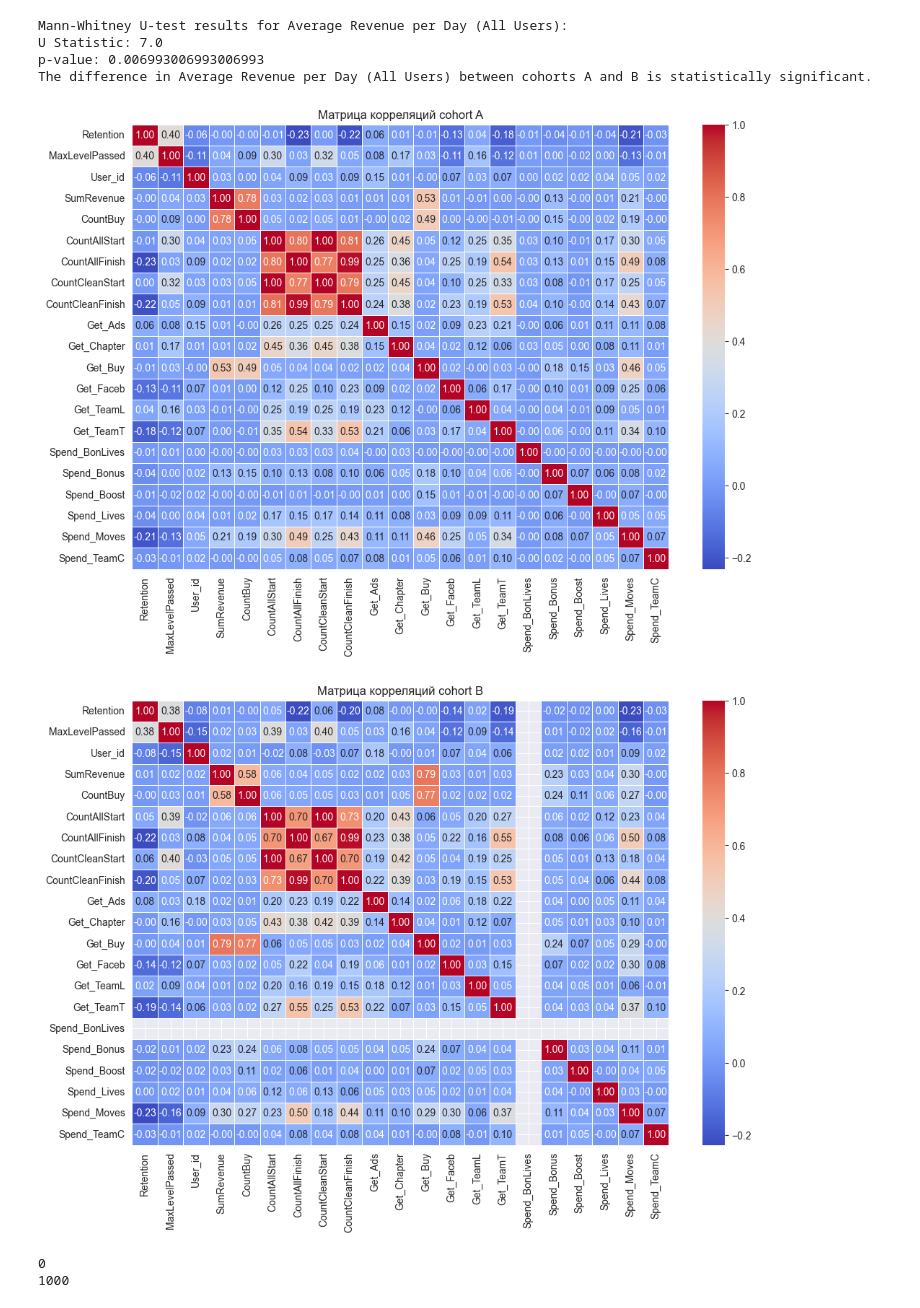
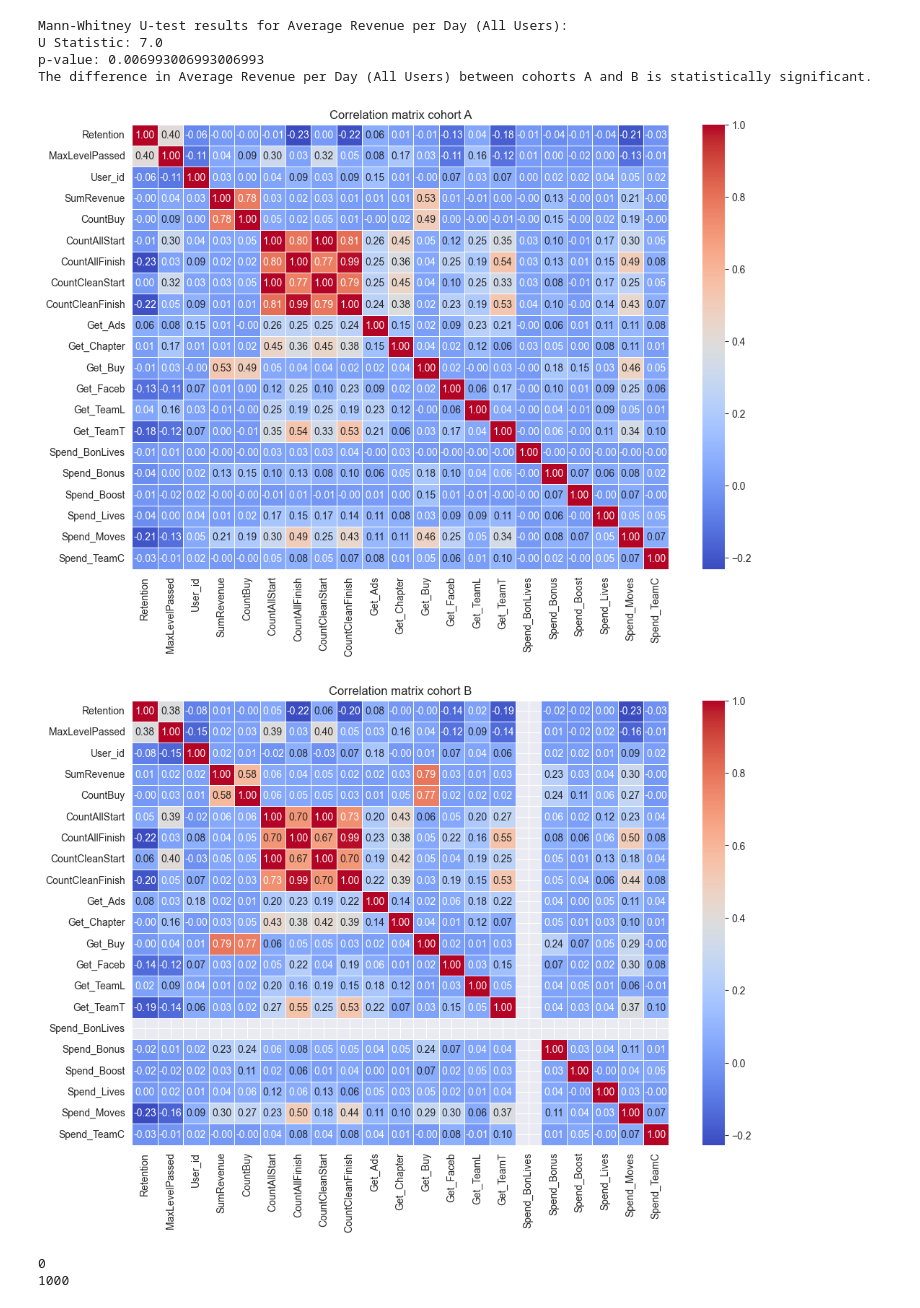
Before and after one commit to prosto-vlad19/A-B_testing_analysis, a Jupyter notebook: other_analysis.ipynb, the cells around one changed output. Drawn from its saved outputs; the diff is of its cells as text; code cells hidden in the pictures.

```diff
--- a/other_analysis.ipynb
+++ b/other_analysis.ipynb
@@ -191,18 +192,18 @@ The difference in Average Revenue per Day (All Users) between cohorts A and B is
 # %%
 # 4 Compute the correlation matrix for both cohorts
 correlation_matrix_cohort_A = data_cohort_A.corr()
 correlation_matrix_cohort_B = data_cohort_B.corr()
 
-# Создайте подзаголовки для тепловых карт
-titles = ['Матрица корреляций cohort A', 'Матрица корреляций cohort B']
+# Create subheadings for heat maps
+titles = ['Correlation matrix cohort A', 'Correlation matrix cohort B']
 
-# Создайте тепловые карты для визуализации корреляций в одном цикле
+# Create heat maps to visualize correlations in one loop
 for i, correlation_matrix in enumerate([correlation_matrix_cohort_A, correlation_matrix_cohort_B]):
     plt.figure(figsize=(12, 8))
     sns.heatmap(correlation_matrix, annot=True, cmap='coolwarm', fmt=".2f", linewidths=.5)
     plt.title(titles[i])
     plt.show()
 # %% [output]
-[figure, old version]
+[figure, new version]
-[figure, old version]
+[figure, new version]
 # %%
```
Also changed, not shown: parts of 9 cells of this notebook.
